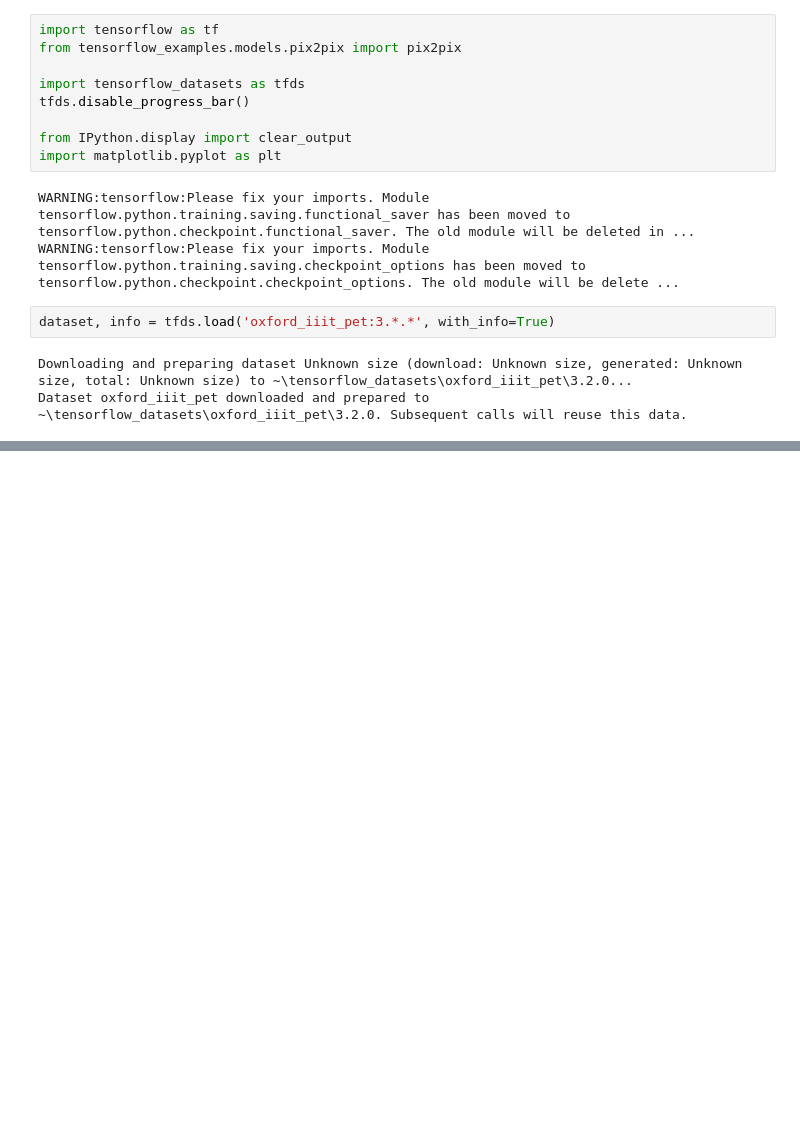
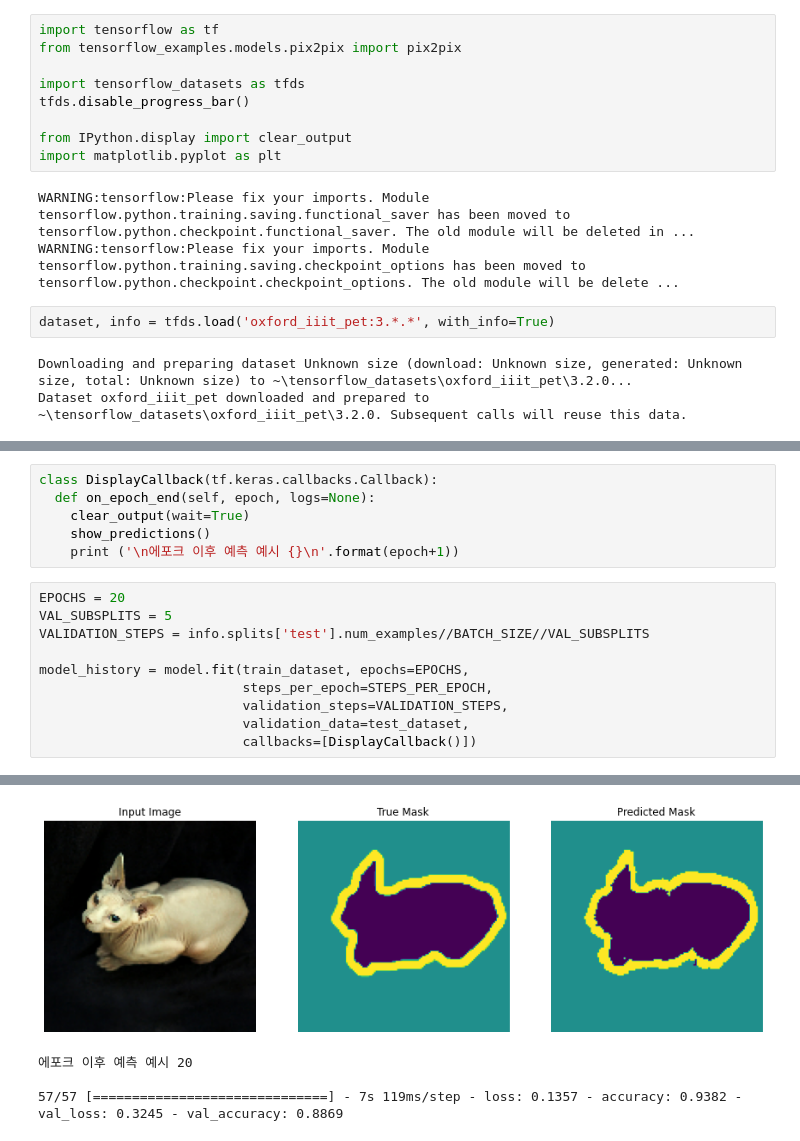
Before and after one commit to nohhongju/jupyter, a Jupyter notebook: ad_image_segmentation.ipynb, the cells around one changed output, grey strips where cells are left out. Drawn from its saved outputs; the diff is of its cells as text; blank space fills up the shorter version.

```diff
--- a/ad_image_segmentation.ipynb
+++ b/ad_image_segmentation.ipynb
@@ -25,0 +163,17 @@ Dataset oxford_iiit_pet downloaded and prepared to ~\tensorflow_datasets\oxford_
+# %%
+class DisplayCallback(tf.keras.callbacks.Callback):
+  def on_epoch_end(self, epoch, logs=None):
+    clear_output(wait=True)
+    show_predictions()
+    print ('\n에포크 이후 예측 예시 {}\n'.format(epoch+1))
+# %%
+EPOCHS = 20
+VAL_SUBSPLITS = 5
+VALIDATION_STEPS = info.splits['test'].num_examples//BATCH_SIZE//VAL_SUBSPLITS
+
+model_history = model.fit(train_dataset, epochs=EPOCHS,
+                          steps_per_epoch=STEPS_PER_EPOCH,
+                          validation_steps=VALIDATION_STEPS,
+                          validation_data=test_dataset,
+                          callbacks=[DisplayCallback()])
+# %% [output]
@@ -25,0 +181,4 @@ Dataset oxford_iiit_pet downloaded and prepared to ~\tensorflow_datasets\oxford_
+[figure, added]
+에포크 이후 예측 예시 20
+
+57/57 [==============================] - 7s 119ms/step - loss: 0.1357 - accuracy: 0.9382 - val_loss: 0.3245 - val_accuracy: 0.8869
```
Also changed, not shown: parts of 20 cells of this notebook, 21 other files.
